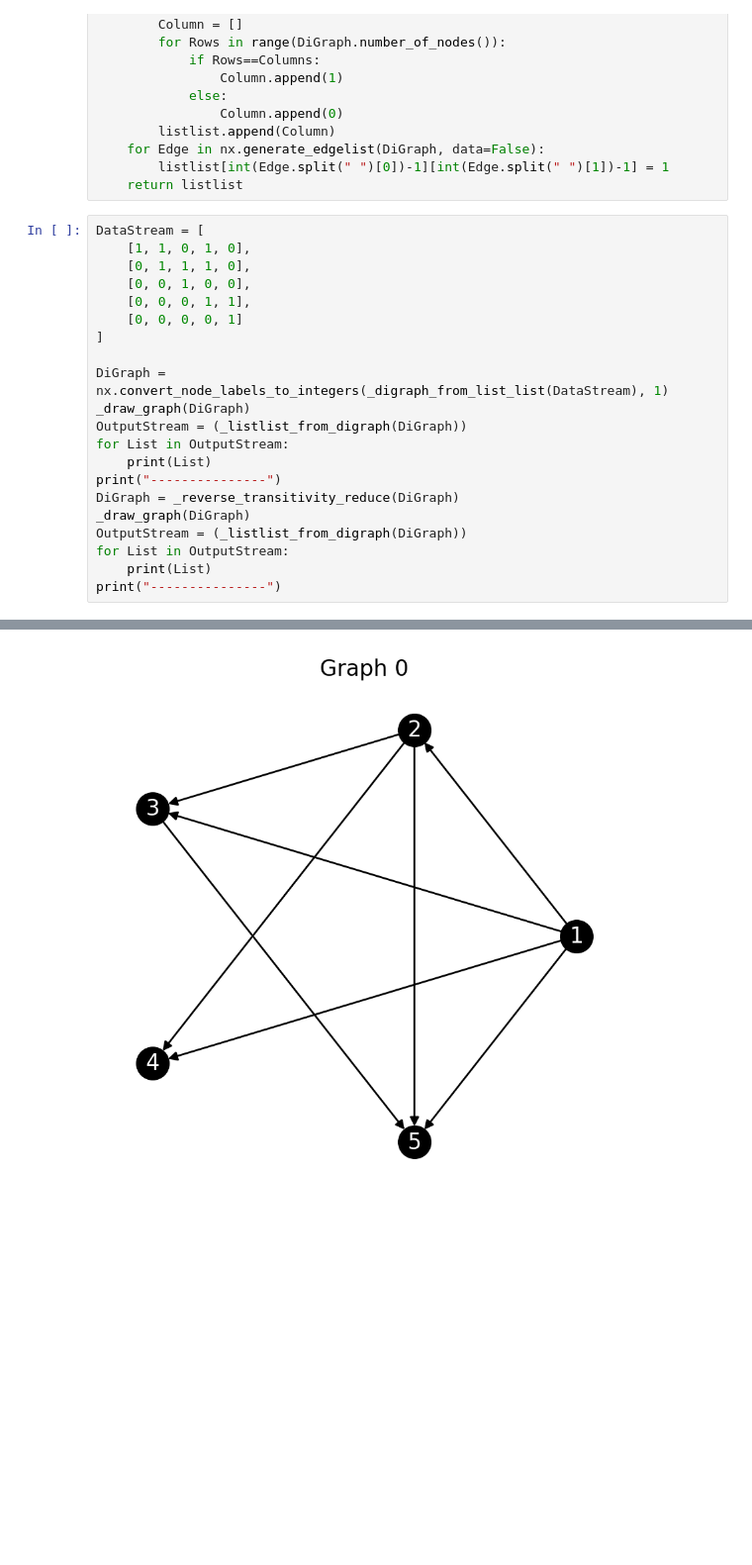
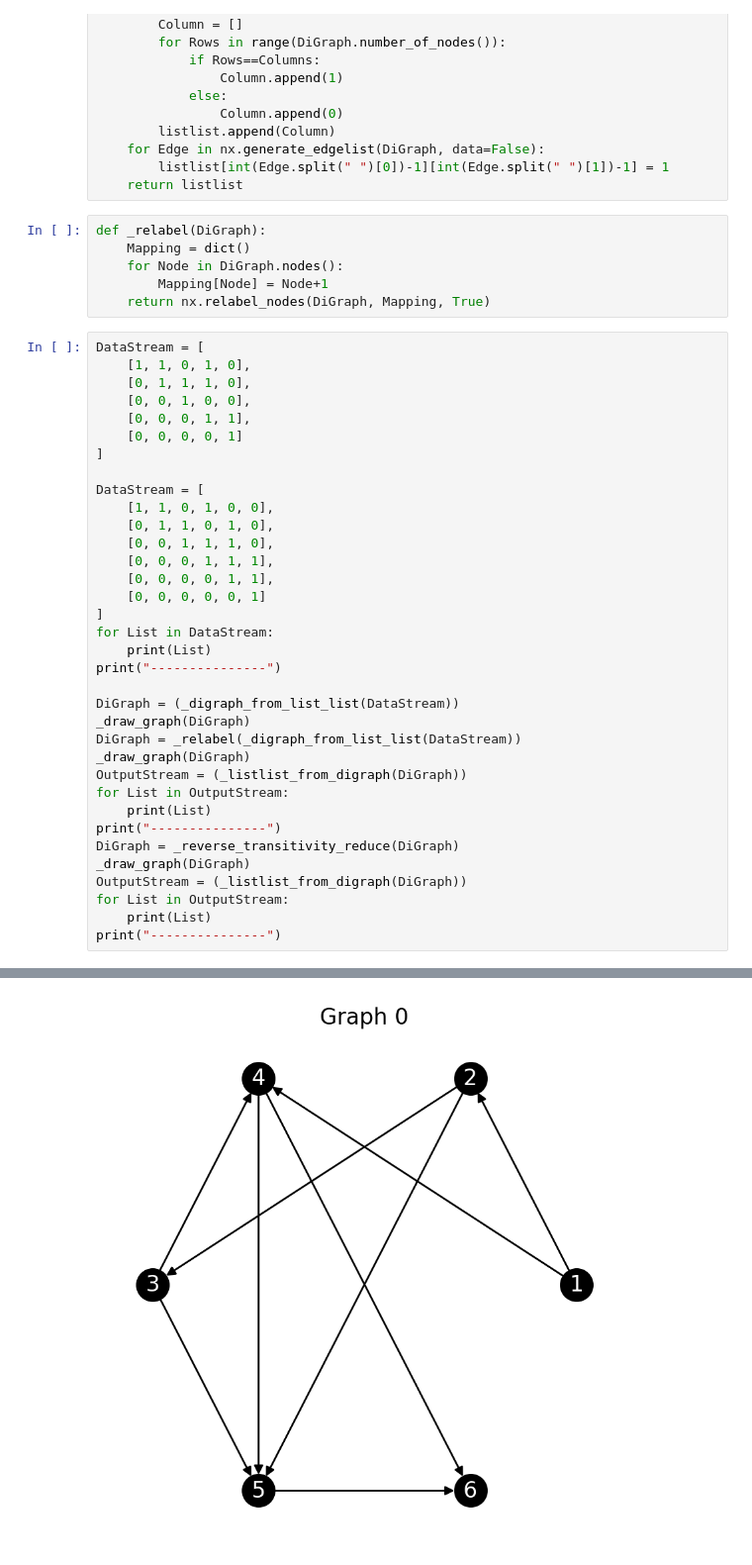
Before and after one commit to JibJibFlutterhousen/Incidence-Algebra-Helper, a Jupyter notebook: Incedence Algebra Testing.ipynb, the cells around one changed output, grey strips where cells are left out. Shown: that part at 99% size. Cells and saved outputs as stored; diff of their text form; blank space fills up the shorter version.

```diff
--- a/Incedence Algebra Testing.ipynb
+++ b/Incedence Algebra Testing.ipynb
@@ -48,6 +49,12 @@ def _listlist_from_digraph(DiGraph):
     for Edge in nx.generate_edgelist(DiGraph, data=False):
         listlist[int(Edge.split(" ")[0])-1][int(Edge.split(" ")[1])-1] = 1
     return listlist
+# %%
+def _relabel(DiGraph):
+    Mapping = dict()
+    for Node in DiGraph.nodes():
+        Mapping[Node] = Node+1
+    return nx.relabel_nodes(DiGraph, Mapping, True)
 # %%
 DataStream = [
     [1, 1, 0, 1, 0],
@@ -57,7 +64,21 @@ DataStream = [
     [0, 0, 0, 0, 1]
 ]
 
-DiGraph = nx.convert_node_labels_to_integers(_digraph_from_list_list(DataStream), 1)
+DataStream = [
+    [1, 1, 0, 1, 0, 0],
+    [0, 1, 1, 0, 1, 0],
+    [0, 0, 1, 1, 1, 0],
+    [0, 0, 0, 1, 1, 1],
+    [0, 0, 0, 0, 1, 1],
+    [0, 0, 0, 0, 0, 1]
+]
+for List in DataStream:
+    print(List)
+print("---------------")
+
+DiGraph = (_digraph_from_list_list(DataStream))
+_draw_graph(DiGraph)
+DiGraph = _relabel(_digraph_from_list_list(DataStream))
 _draw_graph(DiGraph)
 OutputStream = (_listlist_from_digraph(DiGraph))
 for List in OutputStream:
@@ -86 +112 @@ print("---------------")
-[figure, old version]
+[figure, new version]
```
Also changed, not shown: parts of 2 cells of this notebook.
